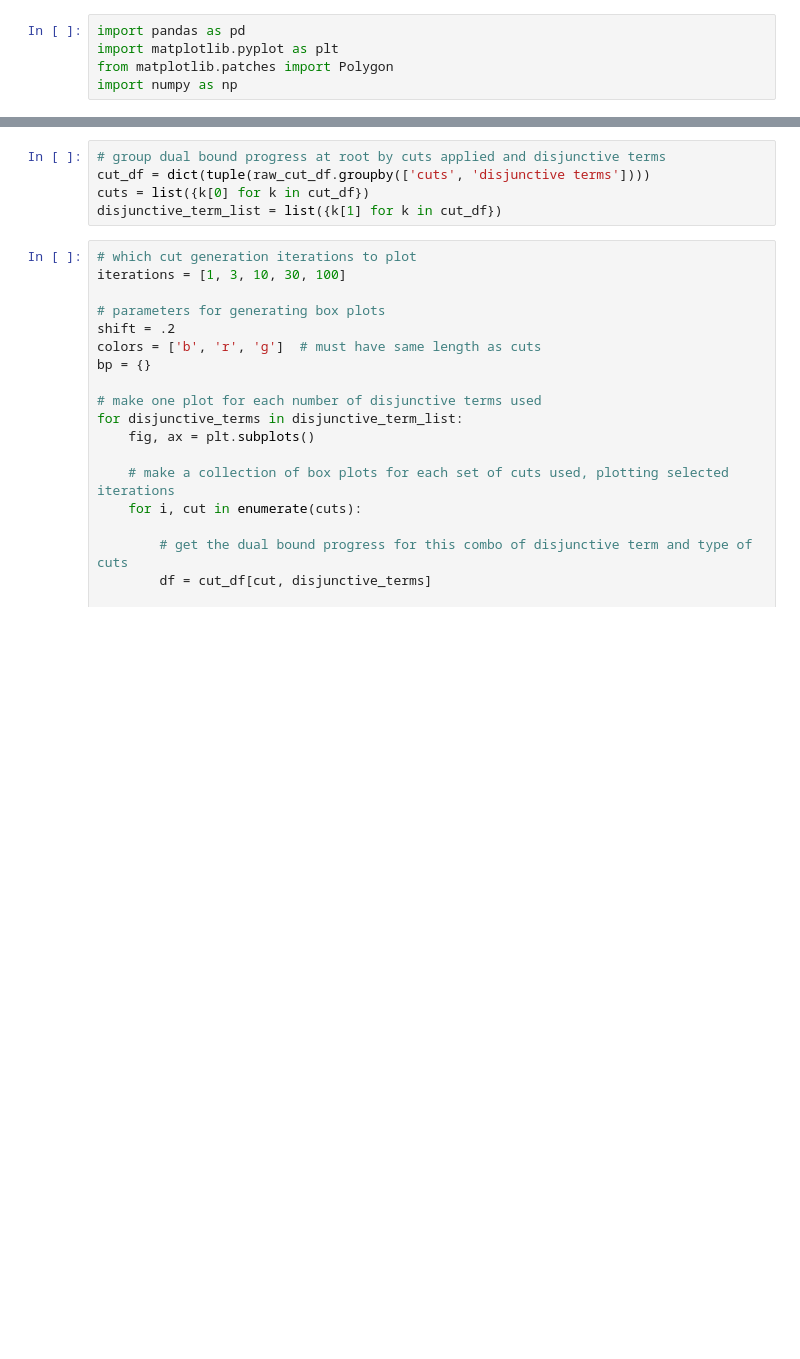
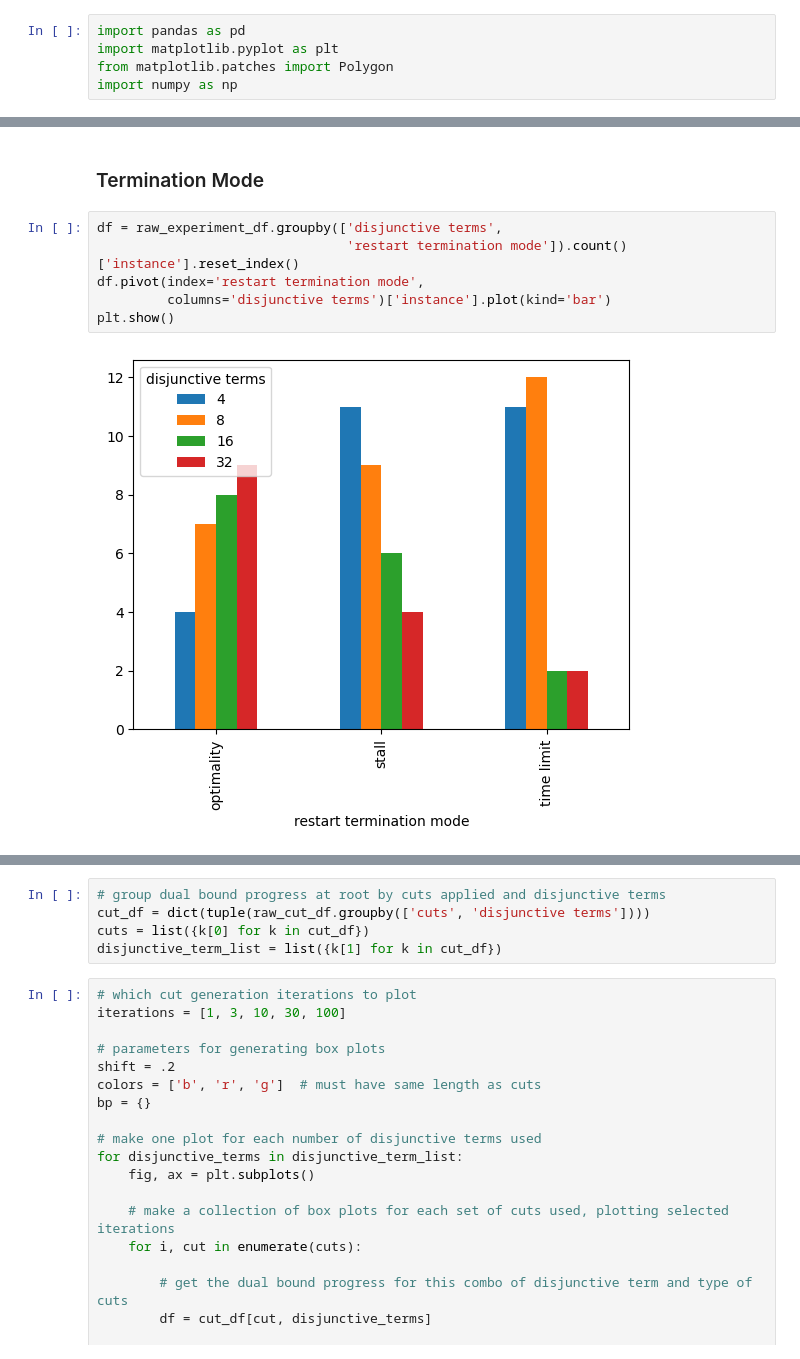
Before and after one commit to spkelle2/warm_starting_series_of_MILPs, a Jupyter notebook: experiments/graphs.ipynb, the cells around one changed output, grey strips where cells are left out. Saved outputs shown, nothing was run; the diff lists cells and outputs as text; blank space fills up the shorter version.

```diff
--- a/experiments/graphs.ipynb
+++ b/experiments/graphs.ipynb
@@ -14,0 +41,10 @@ experiment_df = pd.read_csv('data/tiny/restart.csv')
+# %% [markdown]
+### Termination Mode
+# %%
+df = raw_experiment_df.groupby(['disjunctive terms',
+                                'restart termination mode']).count()['instance'].reset_index()
+df.pivot(index='restart termination mode',
+         columns='disjunctive terms')['instance'].plot(kind='bar')
+plt.show()
+# %% [output]
+[figure, added]
```
Also changed, not shown: parts of 19 cells of this notebook, 3 other files.
